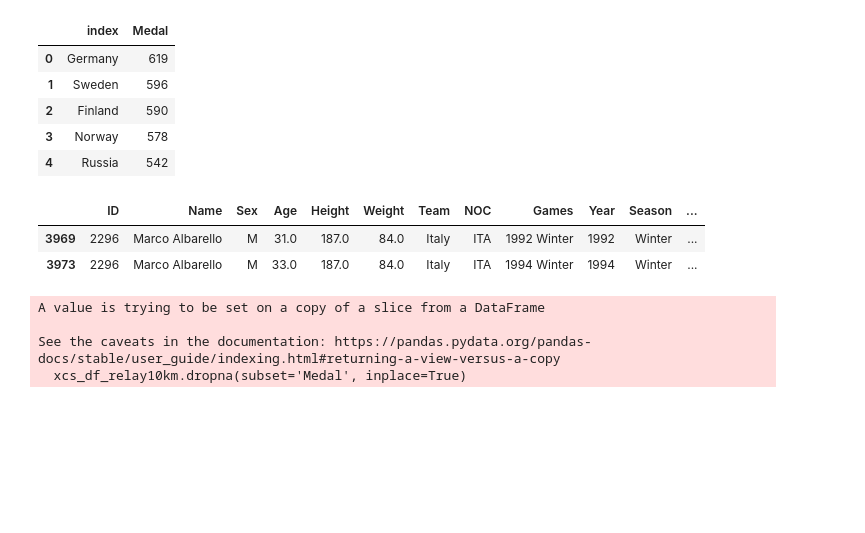
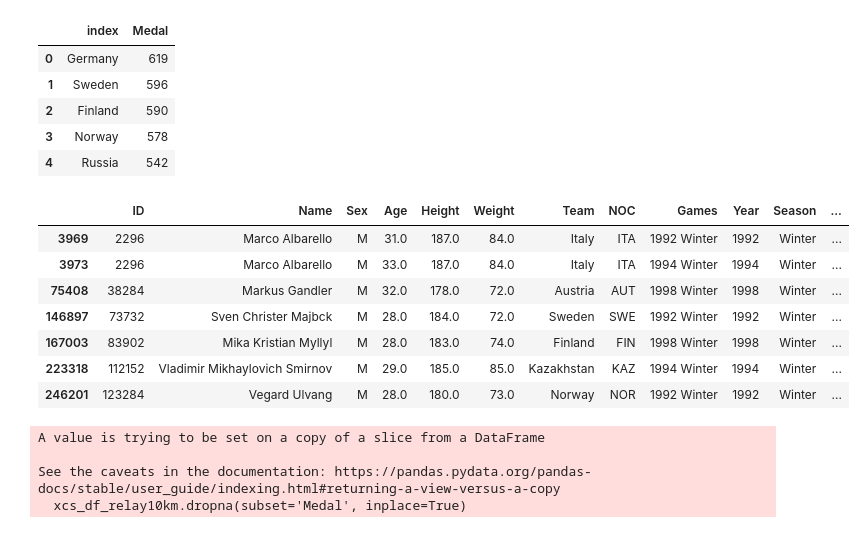
Before and after one commit to wlinds/ITHS-Projekt-OS, a Jupyter notebook: Notes/jonas_uppgift_2.ipynb, the cells around one changed output. Cells and saved outputs as stored; diff of their text form; code cells hidden in the pictures; blank space fills up the shorter version.

```diff
--- a/Notes/jonas_uppgift_2.ipynb
+++ b/Notes/jonas_uppgift_2.ipynb
@@ -103,11 +103,16 @@ xcs_df.region.value_counts().reset_index(name='Medal').head()
 | 3 | Norway | 578 |
 | 4 | Russia | 542 |
 # %%
-xcs_10kilometres.head(2)
+xcs_10kilometres
 # %% [output]
 |  | ID | Name | Sex | Age | Height | Weight | Team | NOC | Games | Year | Season | ... |
 | 3969 | 2296 | Marco Albarello | M | 31.0 | 187.0 | 84.0 | Italy | ITA | 1992 Winter | 1992 | Winter | ... |
 | 3973 | 2296 | Marco Albarello | M | 33.0 | 187.0 | 84.0 | Italy | ITA | 1994 Winter | 1994 | Winter | ... |
+| 75408 | 38284 | Markus Gandler | M | 32.0 | 178.0 | 72.0 | Austria | AUT | 1998 Winter | 1998 | Winter | ... |
+| 146897 | 73732 | Sven Christer Majbck | M | 28.0 | 184.0 | 72.0 | Sweden | SWE | 1992 Winter | 1992 | Winter | ... |
+| 167003 | 83902 | Mika Kristian Myllyl | M | 28.0 | 183.0 | 74.0 | Finland | FIN | 1998 Winter | 1998 | Winter | ... |
+| 223318 | 112152 | Vladimir Mikhaylovich Smirnov | M | 29.0 | 185.0 | 85.0 | Kazakhstan | KAZ | 1994 Winter | 1994 | Winter | ... |
+| 246201 | 123284 | Vegard Ulvang | M | 28.0 | 180.0 | 73.0 | Norway | NOR | 1992 Winter | 1992 | Winter | ... |
 # %%
 ## What im trying to do:
 # create a df containg only medal winners in cross country skiiing
```
Also changed, not shown: parts of 14 cells of this notebook.
